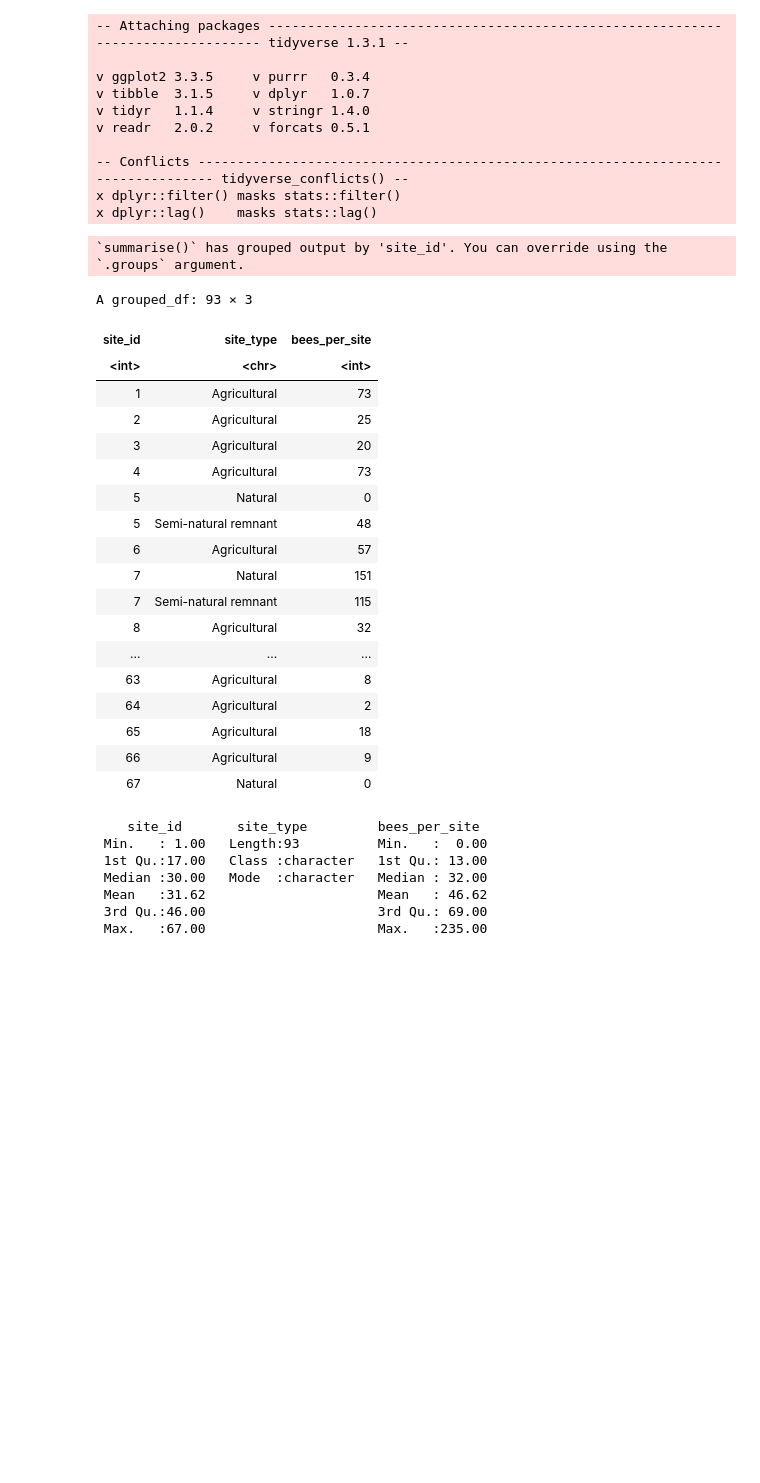
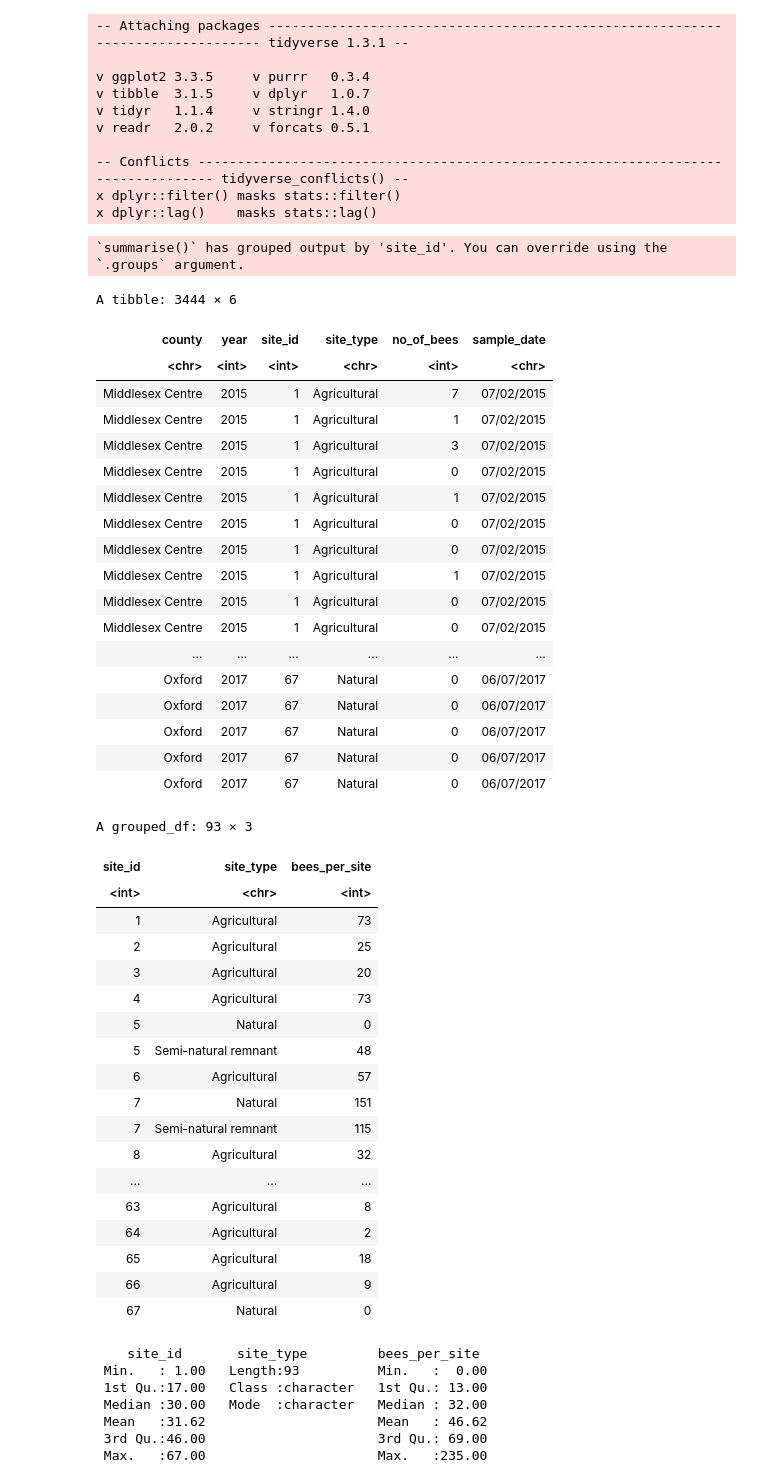
Before and after one commit to UBC-MDS/DSCI_522_Bee_Count_Comparison_Group_26, a Jupyter notebook: src/R_EDA_bee_for_Milestone1.ipynb, the cells around one changed output. Drawn from its saved outputs; the diff is of its cells as text; code cells hidden in the pictures; blank space fills up the shorter version.

Commit message:
Add grouping by sample_date and create EDA

```diff
--- a/src/R_EDA_bee_for_Milestone1.ipynb
+++ b/src/R_EDA_bee_for_Milestone1.ipynb
@@ -16,49 +17,67 @@ x dplyr::lag()    masks stats::lag()
 # %%
 # download and simplify the bee dataset
 
 bees <- read.csv("https://files.ontario.ca/moe_mapping/downloads/4Other/PHAP/Bumble_Bee_Public_Data.csv") |>
     select(1:7, contains("total")) |>
     mutate(site_type = case_when(`Site.Type` == "Agri" ~ "Agricultural",
                                  `Site.Type` == "Agriculture" ~ "Agricultural",
                                  TRUE ~ `Site.Type`)) |>
     rename(
         county = `ï..County`,
         site_id = `MOECC.Site.Number`,
-        year = Year) |>
+        year = Year,
+        sample_date = `Sample.date`) |>
     filter(site_type != "") |>
     pivot_longer(`bimaculatus.total`:`flavidus.total`,
                  values_to = "no_of_bees", names_to = "species") |>
-    select(county, year, site_id, site_type, no_of_bees) |>
-    group_by(site_id, site_type)
+    select(county, year, site_id, site_type, no_of_bees, sample_date)
 
 bee_df <- bees |>
     group_by(site_id, site_type) |>
     summarise(bees_per_site = sum(no_of_bees)) |>
     arrange(site_id)
-
-
+bees
 bee_df
 # %% [output]
 `summarise()` has grouped output by 'site_id'. You can override using the `.groups` argument.
-A grouped_df: 93 × 3
+A tibble: 3444 × 6
-| site_id | site_type | bees_per_site |
-| <int> | <chr> | <int> |
-| 1 | Agricultural | 73 |
-| 2 | Agricultural | 25 |
-| 3 | Agricultural | 20 |
-| 4 | Agricultural | 73 |
-| 5 | Natural | 0 |
-| 5 | Semi-natural remnant | 48 |
-| 6 | Agricultural | 57 |
-| 7 | Natural | 151 |
-| 7 | Semi-natural remnant | 115 |
-| 8 | Agricultural | 32 |
-| ... | ... | ... |
-| 63 | Agricultural | 8 |
-| 64 | Agricultural | 2 |
-| 65 | Agricultural | 18 |
-| 66 | Agricultural | 9 |
-| 67 | Natural | 0 |
+| county | year | site_id | site_type | no_of_bees | sample_date |
+| <chr> | <int> | <int> | <chr> | <int> | <chr> |
+| Middlesex Centre | 2015 | 1 | Agricultural | 7 | 07/02/2015 |
+| Middlesex Centre | 2015 | 1 | Agricultural | 1 | 07/02/2015 |
+| Middlesex Centre | 2015 | 1 | Agricultural | 3 | 07/02/2015 |
+| Middlesex Centre | 2015 | 1 | Agricultural | 0 | 07/02/2015 |
+| Middlesex Centre | 2015 | 1 | Agricultural | 1 | 07/02/2015 |
+| Middlesex Centre | 2015 | 1 | Agricultural | 0 | 07/02/2015 |
+| Middlesex Centre | 2015 | 1 | Agricultural | 0 | 07/02/2015 |
+| Middlesex Centre | 2015 | 1 | Agricultural | 1 | 07/02/2015 |
+| Middlesex Centre | 2015 | 1 | Agricultural | 0 | 07/02/2015 |
+| Middlesex Centre | 2015 | 1 | Agricultural | 0 | 07/02/2015 |
+| ... | ... | ... | ... | ... | ... |
+| Oxford | 2017 | 67 | Natural | 0 | 06/07/2017 |
+| Oxford | 2017 | 67 | Natural | 0 | 06/07/2017 |
+| Oxford | 2017 | 67 | Natural | 0 | 06/07/2017 |
+| Oxford | 2017 | 67 | Natural | 0 | 06/07/2017 |
+| Oxford | 2017 | 67 | Natural | 0 | 06/07/2017 |
+A grouped_df: 93 × 3
+| site_id | site_type | bees_per_site |
+| <int> | <chr> | <int> |
+| 1 | Agricultural | 73 |
+| 2 | Agricultural | 25 |
+| 3 | Agricultural | 20 |
+| 4 | Agricultural | 73 |
+| 5 | Natural | 0 |
+| 5 | Semi-natural remnant | 48 |
+| 6 | Agricultural | 57 |
+| 7 | Natural | 151 |
+| 7 | Semi-natural remnant | 115 |
+| 8 | Agricultural | 32 |
+| ... | ... | ... |
+| 63 | Agricultural | 8 |
+| 64 | Agricultural | 2 |
+| 65 | Agricultural | 18 |
+| 66 | Agricultural | 9 |
+| 67 | Natural | 0 |
 # %%
 summary(bee_df)
 # %% [output]
```
Also changed, not shown: parts of 5 cells of this notebook.
